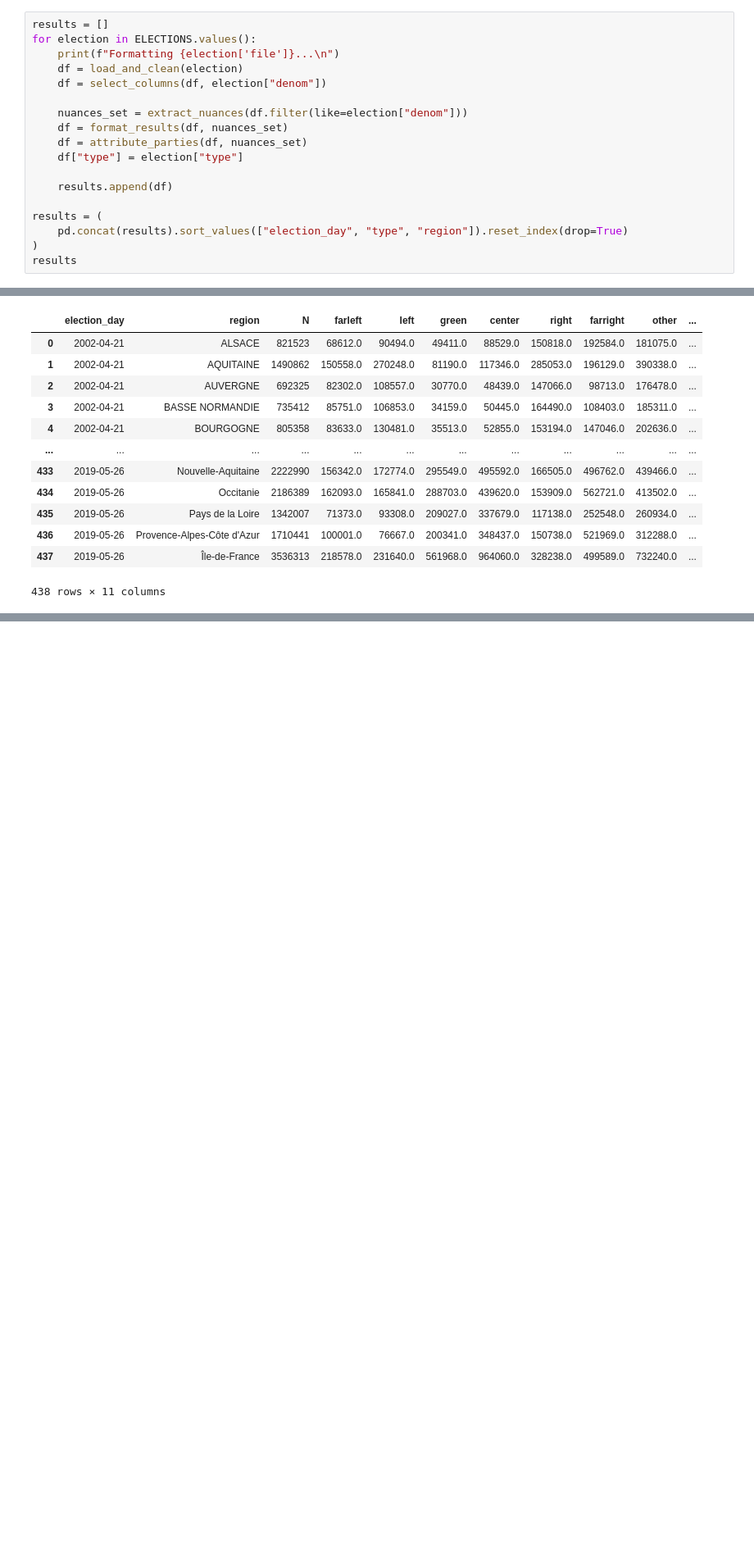
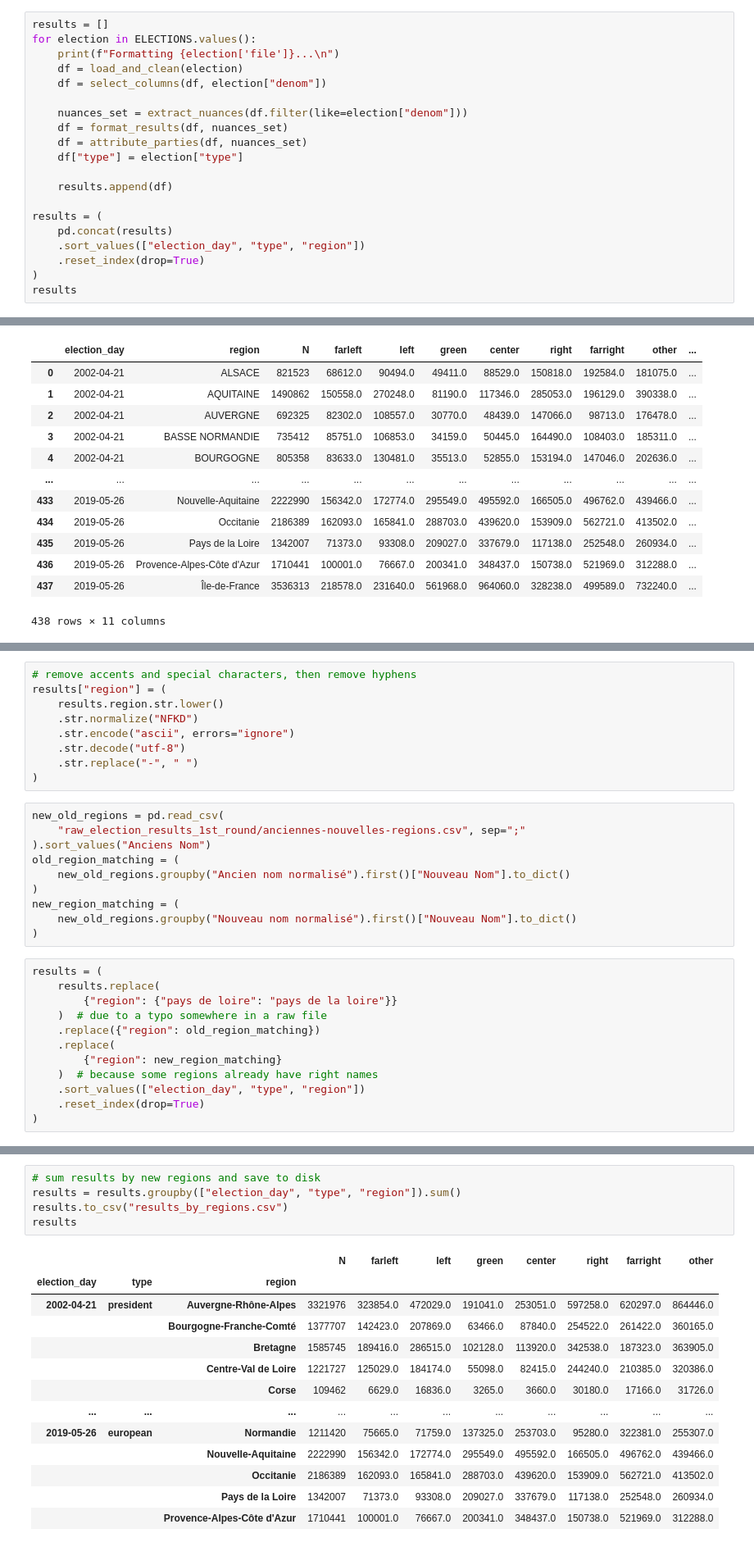
Before and after one commit to pollsposition/data, a Jupyter notebook: format_generic_results.ipynb, the cells around one changed output, grey strips where cells are left out. Shown at 82% size. Cells and saved outputs as stored; diff of their text form; blank space fills up the shorter version.

Commit message:
Format results with new region names

```diff
--- a/format_generic_results.ipynb
+++ b/format_generic_results.ipynb
@@ -427,7 +427,9 @@ for election in ELECTIONS.values():
     results.append(df)
 
 results = (
-    pd.concat(results).sort_values(["election_day", "type", "region"]).reset_index(drop=True)
+    pd.concat(results)
+    .sort_values(["election_day", "type", "region"])
+    .reset_index(drop=True)
 )
 results
 # %% [output]
@@ -489,0 +470,31 @@ array(['alsace', 'aquitaine', 'auvergne', 'basse normandie', 'bourgogne',
+# %%
+# remove accents and special characters, then remove hyphens
+results["region"] = (
+    results.region.str.lower()
+    .str.normalize("NFKD")
+    .str.encode("ascii", errors="ignore")
+    .str.decode("utf-8")
+    .str.replace("-", " ")
+)
+# %%
+new_old_regions = pd.read_csv(
+    "raw_election_results_1st_round/anciennes-nouvelles-regions.csv", sep=";"
+).sort_values("Anciens Nom")
+old_region_matching = (
+    new_old_regions.groupby("Ancien nom normalisé").first()["Nouveau Nom"].to_dict()
+)
+new_region_matching = (
+    new_old_regions.groupby("Nouveau nom normalisé").first()["Nouveau Nom"].to_dict()
+)
+# %%
+results = (
+    results.replace(
+        {"region": {"pays de loire": "pays de la loire"}}
+    )  # due to a typo somewhere in a raw file
+    .replace({"region": old_region_matching})
+    .replace(
+        {"region": new_region_matching}
+    )  # because some regions already have right names
+    .sort_values(["election_day", "type", "region"])
+    .reset_index(drop=True)
+)
@@ -489,0 +507,19 @@ array(['alsace', 'aquitaine', 'auvergne', 'basse normandie', 'bourgogne',
+# %%
+# sum results by new regions and save to disk
+results = results.groupby(["election_day", "type", "region"]).sum()
+results.to_csv("results_by_regions.csv")
+results
+# %% [output]
+|  |  |  | N | farleft | left | green | center | right | farright | other |
+| election_day | type | region |  |  |  |  |  |  |  |  |
+| 2002-04-21 | president | Auvergne-Rhône-Alpes | 3321976 | 323854.0 | 472029.0 | 191041.0 | 253051.0 | 597258.0 | 620297.0 | 864446.0 |
+|  |  | Bourgogne-Franche-Comté | 1377707 | 142423.0 | 207869.0 | 63466.0 | 87840.0 | 254522.0 | 261422.0 | 360165.0 |
+|  |  | Bretagne | 1585745 | 189416.0 | 286515.0 | 102128.0 | 113920.0 | 342538.0 | 187323.0 | 363905.0 |
+|  |  | Centre-Val de Loire | 1221727 | 125029.0 | 184174.0 | 55098.0 | 82415.0 | 244240.0 | 210385.0 | 320386.0 |
+|  |  | Corse | 109462 | 6629.0 | 16836.0 | 3265.0 | 3660.0 | 30180.0 | 17166.0 | 31726.0 |
+| ... | ... | ... | ... | ... | ... | ... | ... | ... | ... | ... |
+| 2019-05-26 | european | Normandie | 1211420 | 75665.0 | 71759.0 | 137325.0 | 253703.0 | 95280.0 | 322381.0 | 255307.0 |
+|  |  | Nouvelle-Aquitaine | 2222990 | 156342.0 | 172774.0 | 295549.0 | 495592.0 | 166505.0 | 496762.0 | 439466.0 |
+|  |  | Occitanie | 2186389 | 162093.0 | 165841.0 | 288703.0 | 439620.0 | 153909.0 | 562721.0 | 413502.0 |
+|  |  | Pays de la Loire | 1342007 | 71373.0 | 93308.0 | 209027.0 | 337679.0 | 117138.0 | 252548.0 | 260934.0 |
+|  |  | Provence-Alpes-Côte d'Azur | 1710441 | 100001.0 | 76667.0 | 200341.0 | 348437.0 | 150738.0 | 521969.0 | 312288.0 |
```
Also changed, not shown: parts of 7 cells of this notebook, 1 other file.
